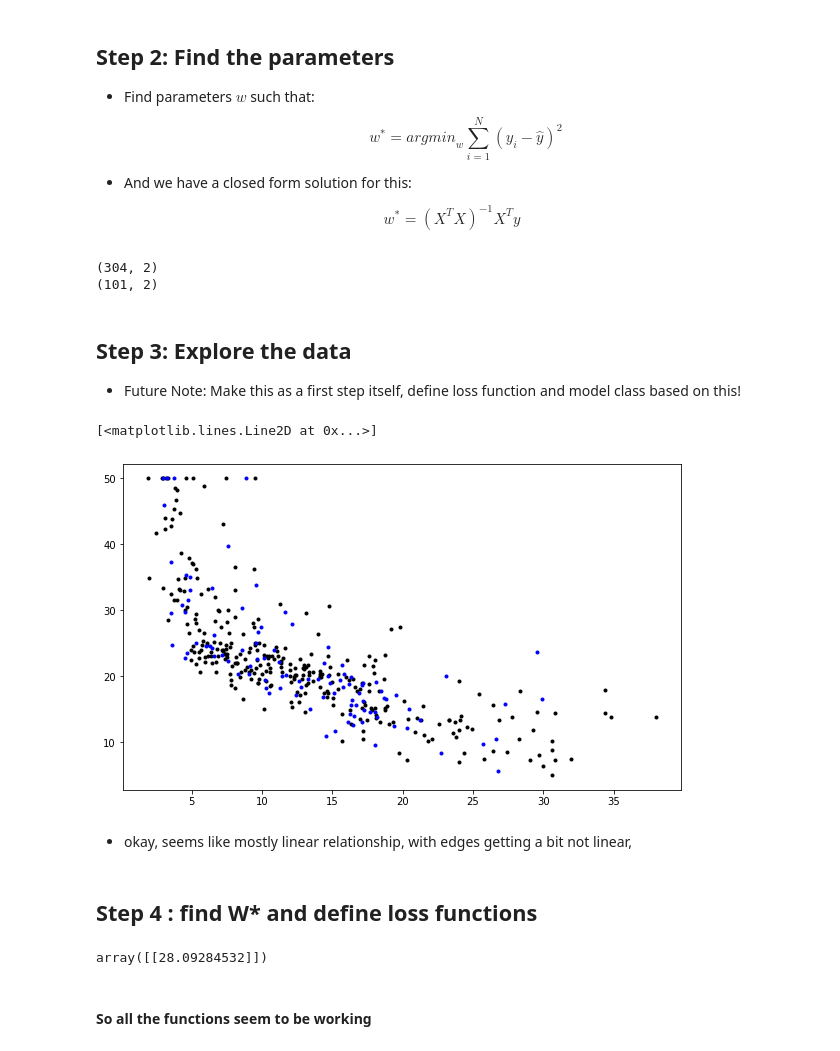
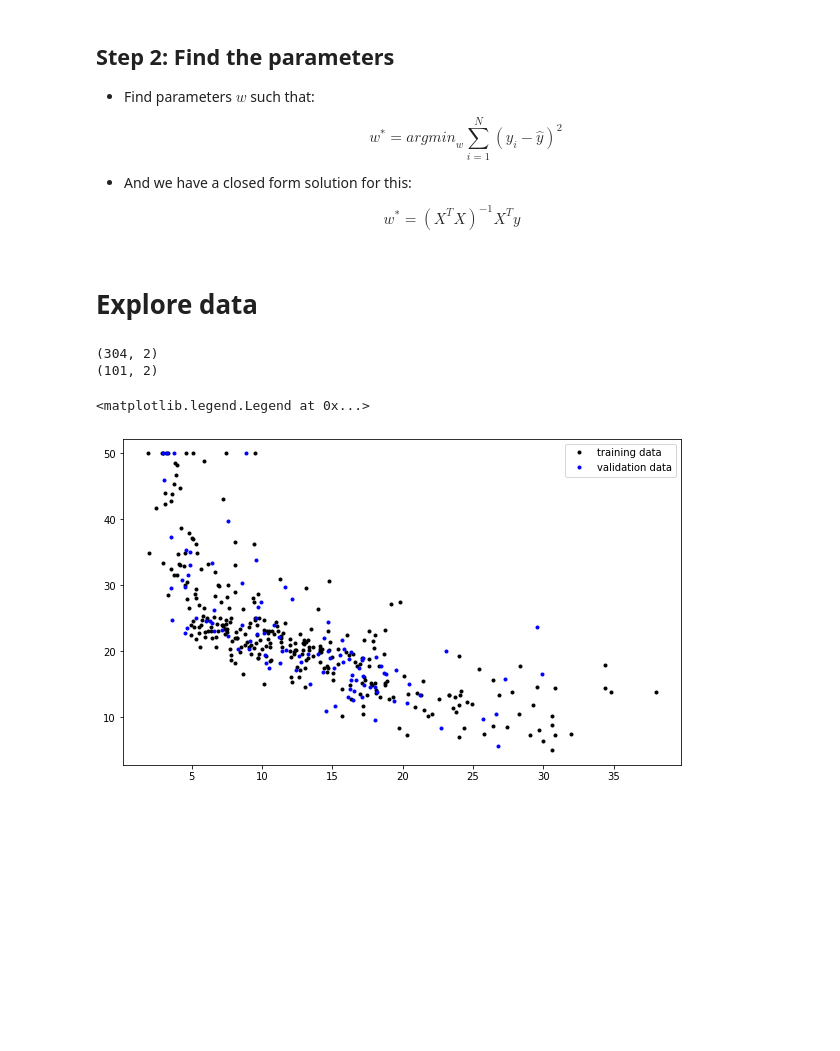
Before and after one commit to piyush13290/ml_without_sklearn, a Jupyter notebook: Linear_Regression.ipynb, the cells around one changed output. Cells and saved outputs as stored; diff of their text form; code cells hidden in the pictures; blank space fills up the shorter version.

```diff
--- a/Linear_Regression.ipynb
+++ b/Linear_Regression.ipynb
@@ -19,9 +22,9 @@ $$w^{*} = {argmin}_{w}\sum_{i=1}^{N} (y_i - \hat{y})^2$$
 - And we have a closed form solution for this:
 
 $$w^* =(X^{T}X)^{-1}X^{T}y $$
+# %% [markdown]
+# Explore data
 # %%
-## Let me try this out
-
 ## Set up necessary packages
 
 %matplotlib inline
@@ -29,6 +32,9 @@ import numpy as np
 import matplotlib
 import matplotlib.pyplot as plt
 import seaborn as sns
+import utils # user written functions
+%reload_ext autoreload
+%autoreload 2
 
 # load some data
 # Dataset: Housing price data (very uninteresting, but its fine), against proximity to CBD
@@ -36,10 +42,9 @@ import seaborn as sns
 train_data = np.loadtxt('datasets/housing-train.txt')
 val_data = np.loadtxt('datasets/housing-val.txt')
 
-print(train_data.shape)
-print(val_data.shape)
-
-# we dont have much data, but its fine to see the workings
+# settin up np arrays to work
+# np.newaxis because we need an array in 2 dimension like N*1 than 1 dimensiton like (N,)
+X_train = train_data[:,np.newaxis,0]
+y_train = train_data[:,np.newaxis,1]
+X_val = val_data[:,np.newaxis,0]
+y_val = val_data[:,np.newaxis,1]
-# %% [output]
-(304, 2)
-(101, 2)
@@ -53,15 +51,16 @@ y_val = val_data[:,np.newaxis,1]
-# %% [markdown]
-## Step 3: Explore the data
-
-- Future Note: Make this as a first step itself, define loss function and model class based on this!
+# %%
+print(train_data.shape)
+print(val_data.shape)
+
+# we dont have much data, but its fine to see the workings
+# %% [output]
+(304, 2)
+(101, 2)
 # %%
 plt.figure(figsize=(10,6))
-plt.plot(X_train, y_train, ".k")
-plt.plot(X_val, y_val, ".b")
+plt.plot(X_train, y_train, ".k", label="training data")
+plt.plot(X_val, y_val, ".b", label = "validation data") # ideally I should not even see this data, but it's fine here
+plt.legend()
 # %% [output]
-[<matplotlib.lines.Line2D at 0x...>]
+<matplotlib.legend.Legend at 0x...>
-[figure, old version]
+[figure, new version]
-# %% [markdown]
-- okay, seems like mostly linear relationship, with edges getting a bit not linear,
-# %% [markdown]
-## Step 4 : find W* and define loss functions
@@ -120,9 +66,0 @@ def prepare_X(X, degree = 1):
-# %%
-X_train_prepared_4 = prepare_X(X_train, degree=4)
-w_4 = find_least_squared_w(X_train_prepared_4, y_train)
-loss_4 = find_avg_squared_loss(X_train_prepared_4, y_train, w_4)
-loss_4
-# %% [output]
-array([[28.09284532]])
-# %% [markdown]
-#### So all the functions seem to be working
```
Also changed, not shown: parts of 25 cells of this notebook, 1 other file.
